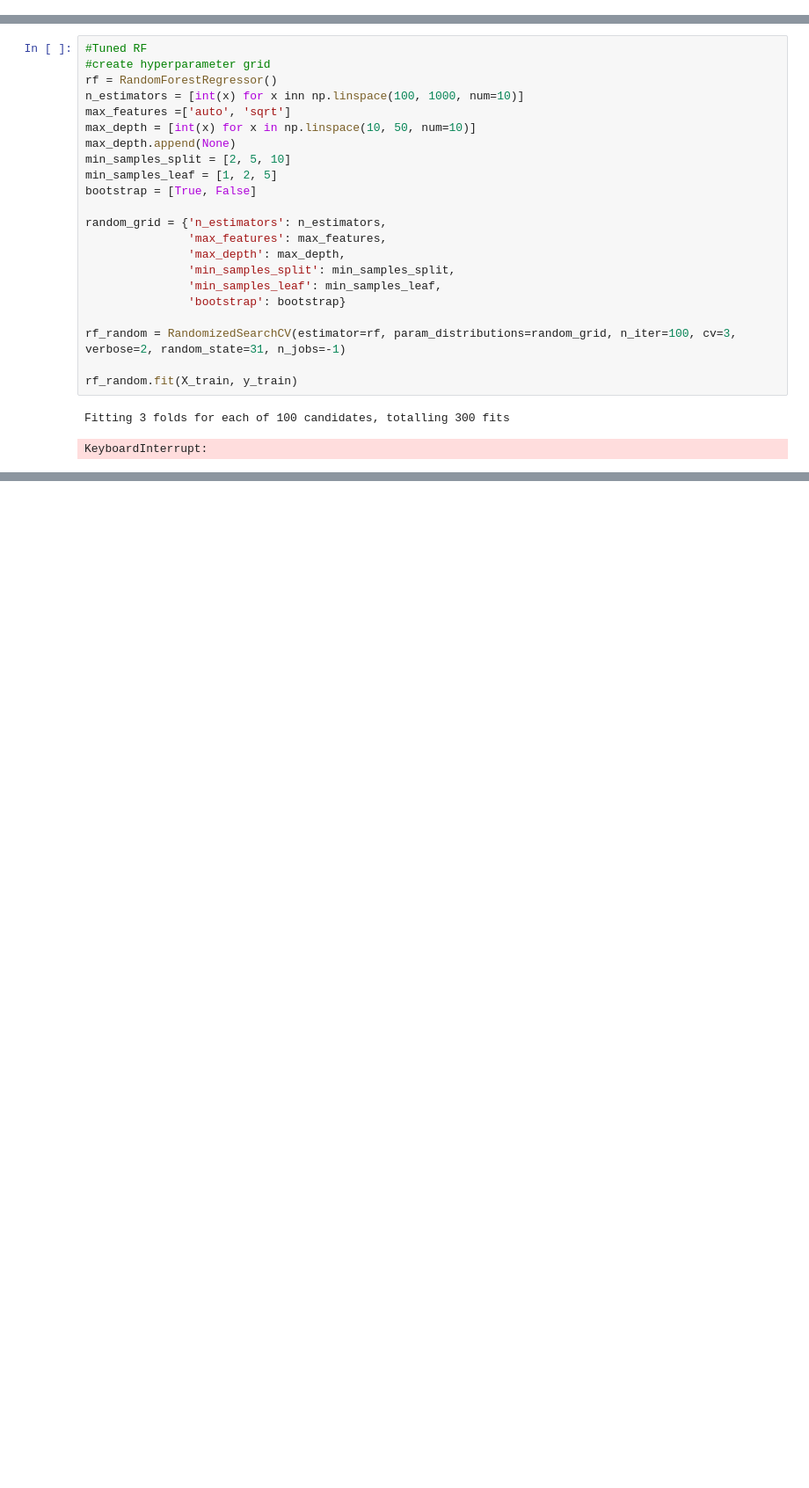
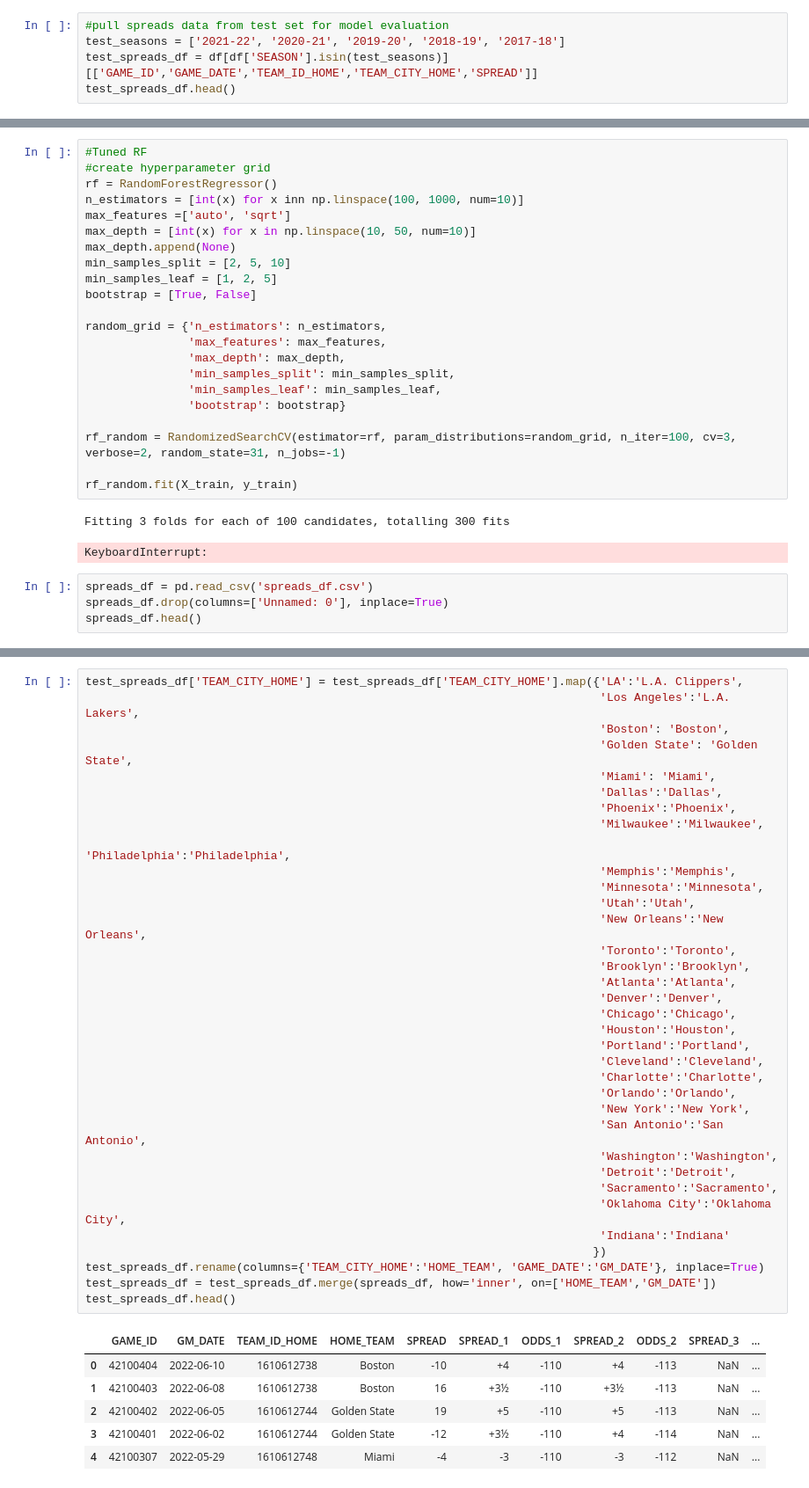
Before and after one commit to jnshzk/nba_beating_the_spread, a Jupyter notebook: models.ipynb, the cells around one changed output, grey strips where cells are left out. Shown: that part at 88% size. Cells and saved outputs as stored; diff of their text form; blank space fills up the shorter version.

Commit message:
adding code to evaluate baseline model on test data

```diff
--- a/models.ipynb
+++ b/models.ipynb
@@ -27,0 +17,5 @@ Name: SPREAD, dtype: int64
+# %%
+#pull spreads data from test set for model evaluation
+test_seasons = ['2021-22', '2020-21', '2019-20', '2018-19', '2017-18']
+test_spreads_df = df[df['SEASON'].isin(test_seasons)][['GAME_ID','GAME_DATE','TEAM_ID_HOME','TEAM_CITY_HOME','SPREAD']]
+test_spreads_df.head()
@@ -111,3 +91,7 @@ rf_random.fit(X_train, y_train)
 # %% [output]
 Fitting 3 folds for each of 100 candidates, totalling 300 fits
 KeyboardInterrupt:
+# %%
+spreads_df = pd.read_csv('spreads_df.csv')
+spreads_df.drop(columns=['Unnamed: 0'], inplace=True)
+spreads_df.head()
@@ -113,0 +123,42 @@ KeyboardInterrupt:
+# %%
+test_spreads_df['TEAM_CITY_HOME'] = test_spreads_df['TEAM_CITY_HOME'].map({'LA':'L.A. Clippers',
+                                                                           'Los Angeles':'L.A. Lakers',
+                                                                           'Boston': 'Boston',
+                                                                           'Golden State': 'Golden State',
+                                                                           'Miami': 'Miami',
+                                                                           'Dallas':'Dallas',
+                                                                           'Phoenix':'Phoenix',
+                                                                           'Milwaukee':'Milwaukee',
+                                                                           'Philadelphia':'Philadelphia',
+                                                                           'Memphis':'Memphis',
+                                                                           'Minnesota':'Minnesota',
+                                                                           'Utah':'Utah',
+                                                                           'New Orleans':'New Orleans',
+                                                                           'Toronto':'Toronto',
+                                                                           'Brooklyn':'Brooklyn',
+                                                                           'Atlanta':'Atlanta',
+                                                                           'Denver':'Denver',
+                                                                           'Chicago':'Chicago',
+                                                                           'Houston':'Houston',
+                                                                           'Portland':'Portland',
+                                                                           'Cleveland':'Cleveland',
+                                                                           'Charlotte':'Charlotte',
+                                                                           'Orlando':'Orlando',
+                                                                           'New York':'New York',
+                                                                           'San Antonio':'San Antonio',
+                                                                           'Washington':'Washington',
+                                                                           'Detroit':'Detroit',
+                                                                           'Sacramento':'Sacramento',
+                                                                           'Oklahoma City':'Oklahoma City',
+                                                                           'Indiana':'Indiana'
+                                                                          })
+test_spreads_df.rename(columns={'TEAM_CITY_HOME':'HOME_TEAM', 'GAME_DATE':'GM_DATE'}, inplace=True)
+test_spreads_df = test_spreads_df.merge(spreads_df, how='inner', on=['HOME_TEAM','GM_DATE'])
+test_spreads_df.head()
+# %% [output]
+|  | GAME_ID | GM_DATE | TEAM_ID_HOME | HOME_TEAM | SPREAD | SPREAD_1 | ODDS_1 | SPREAD_2 | ODDS_2 | SPREAD_3 | ... |
+| 0 | 42100404 | 2022-06-10 | 1610612738 | Boston | -10 | +4 | -110 | +4 | -113 | NaN | ... |
+| 1 | 42100403 | 2022-06-08 | 1610612738 | Boston | 16 | +3½ | -110 | +3½ | -113 | NaN | ... |
+| 2 | 42100402 | 2022-06-05 | 1610612744 | Golden State | 19 | +5 | -110 | +5 | -113 | NaN | ... |
+| 3 | 42100401 | 2022-06-02 | 1610612744 | Golden State | -12 | +3½ | -110 | +4 | -114 | NaN | ... |
+| 4 | 42100307 | 2022-05-29 | 1610612748 | Miami | -4 | -3 | -110 | -3 | -112 | NaN | ... |
```
Also changed, not shown: parts of 13 cells of this notebook, 2 other files.
